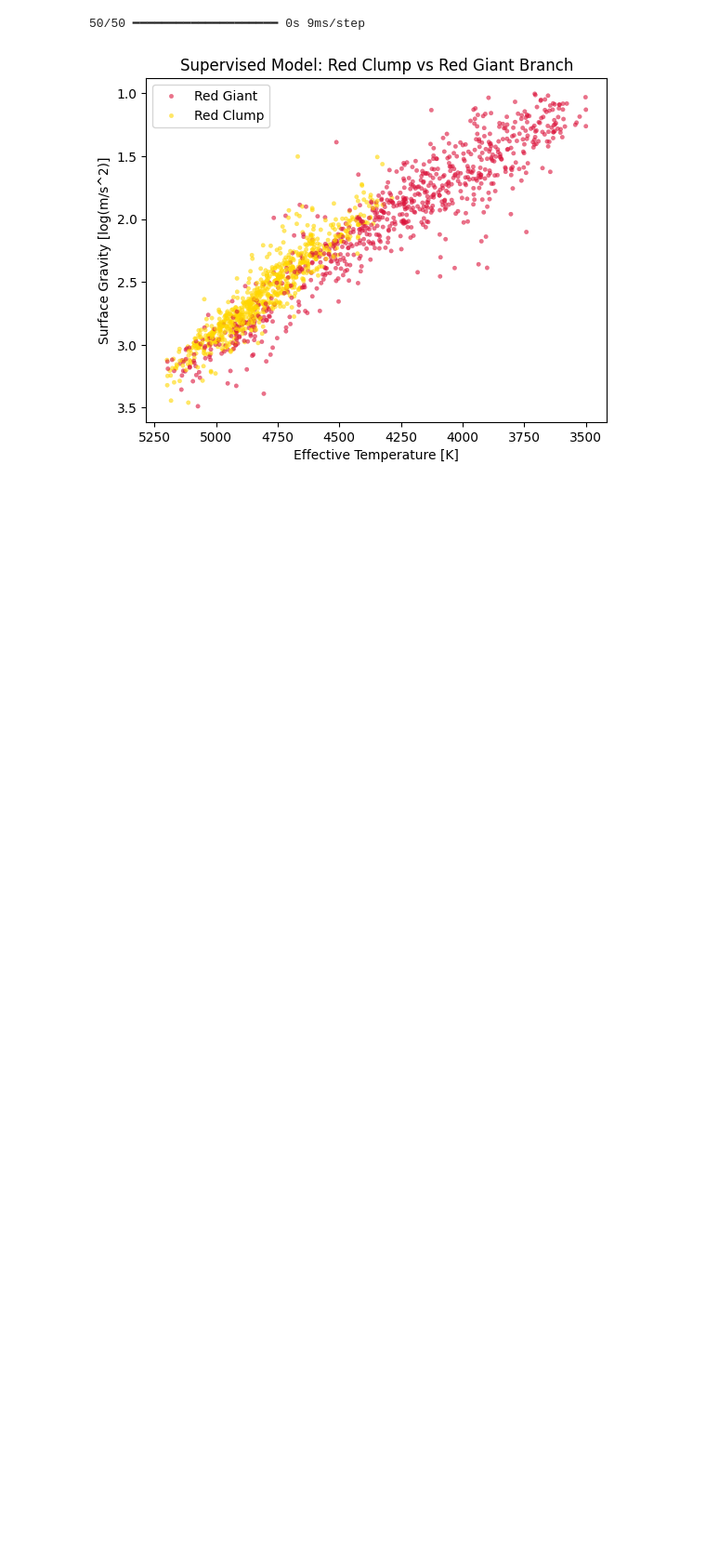
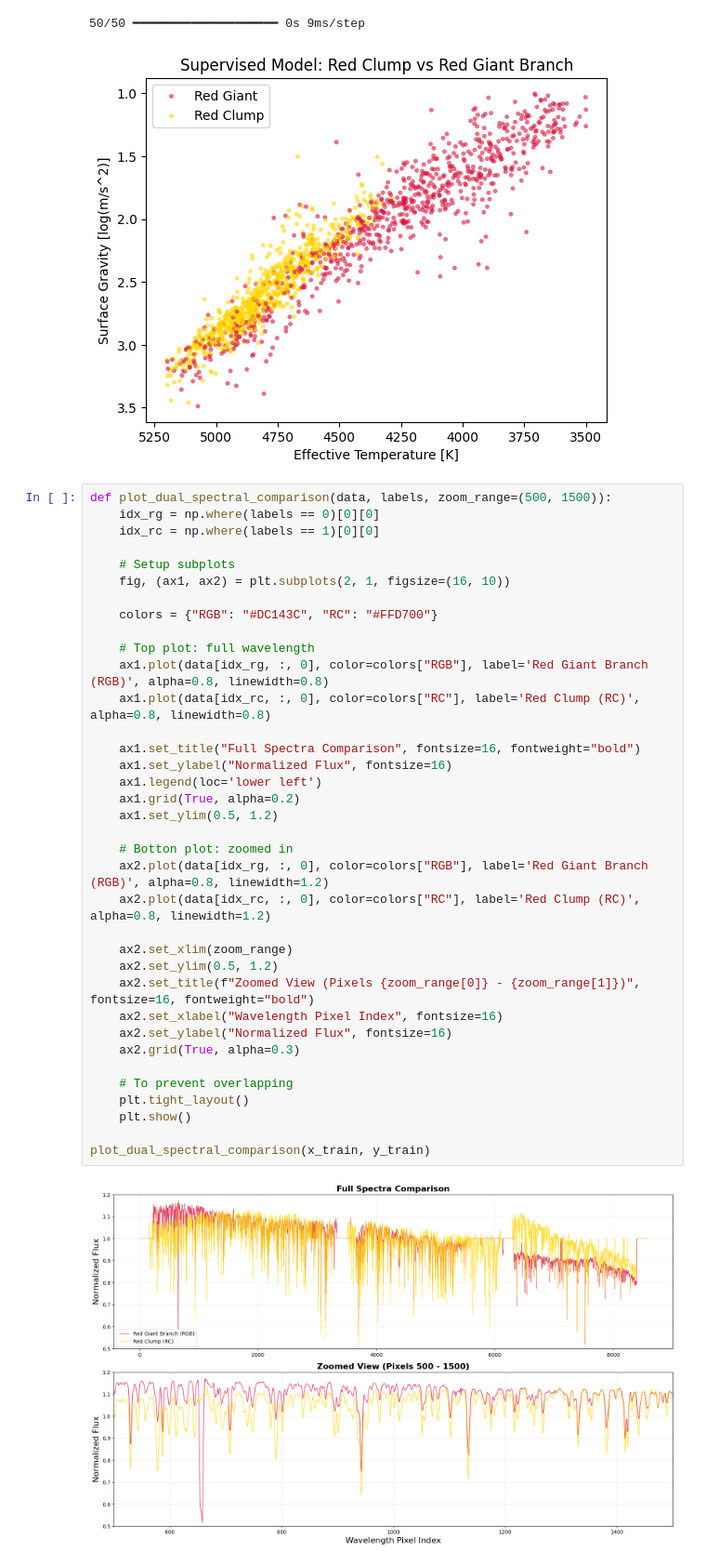
Before and after one commit to hjm46/Red_Giant_Classificaition_ML, a Jupyter notebook: supervised_model.ipynb, the cells around one changed output. Shown at 93% size. Saved outputs shown, nothing was run; the diff lists cells and outputs as text; blank space fills up the shorter version.

```diff
--- a/supervised_model.ipynb
+++ b/supervised_model.ipynb
@@ -230,3 +230,41 @@ plt.show()
 # %% [output]
 50/50 ━━━━━━━━━━━━━━━━━━━━ 0s 9ms/step
 [figure]
+# %%
+def plot_dual_spectral_comparison(data, labels, zoom_range=(500, 1500)):
+    idx_rg = np.where(labels == 0)[0][0]
+    idx_rc = np.where(labels == 1)[0][0]
+
+    # Setup subplots
+    fig, (ax1, ax2) = plt.subplots(2, 1, figsize=(16, 10))
+
+    colors = {"RGB": "#DC143C", "RC": "#FFD700"}
+
+    # Top plot: full wavelength
+    ax1.plot(data[idx_rg, :, 0], color=colors["RGB"], label='Red Giant Branch (RGB)', alpha=0.8, linewidth=0.8)
+    ax1.plot(data[idx_rc, :, 0], color=colors["RC"], label='Red Clump (RC)', alpha=0.8, linewidth=0.8)
+
+    ax1.set_title("Full Spectra Comparison", fontsize=16, fontweight="bold")
+    ax1.set_ylabel("Normalized Flux", fontsize=16)
+    ax1.legend(loc='lower left')
+    ax1.grid(True, alpha=0.2)
+    ax1.set_ylim(0.5, 1.2)
+
+    # Botton plot: zoomed in
+    ax2.plot(data[idx_rg, :, 0], color=colors["RGB"], label='Red Giant Branch (RGB)', alpha=0.8, linewidth=1.2)
+    ax2.plot(data[idx_rc, :, 0], color=colors["RC"], label='Red Clump (RC)', alpha=0.8, linewidth=1.2)
+
+    ax2.set_xlim(zoom_range)
+    ax2.set_ylim(0.5, 1.2)
+    ax2.set_title(f"Zoomed View (Pixels {zoom_range[0]} - {zoom_range[1]})", fontsize=16, fontweight="bold")
+    ax2.set_xlabel("Wavelength Pixel Index", fontsize=16)
+    ax2.set_ylabel("Normalized Flux", fontsize=16)
+    ax2.grid(True, alpha=0.3)
+
+    # To prevent overlapping
+    plt.tight_layout()
+    plt.show()
+
+plot_dual_spectral_comparison(x_train, y_train)
+# %% [output]
+[figure, added]
```
Also changed, not shown: 2 other files.
